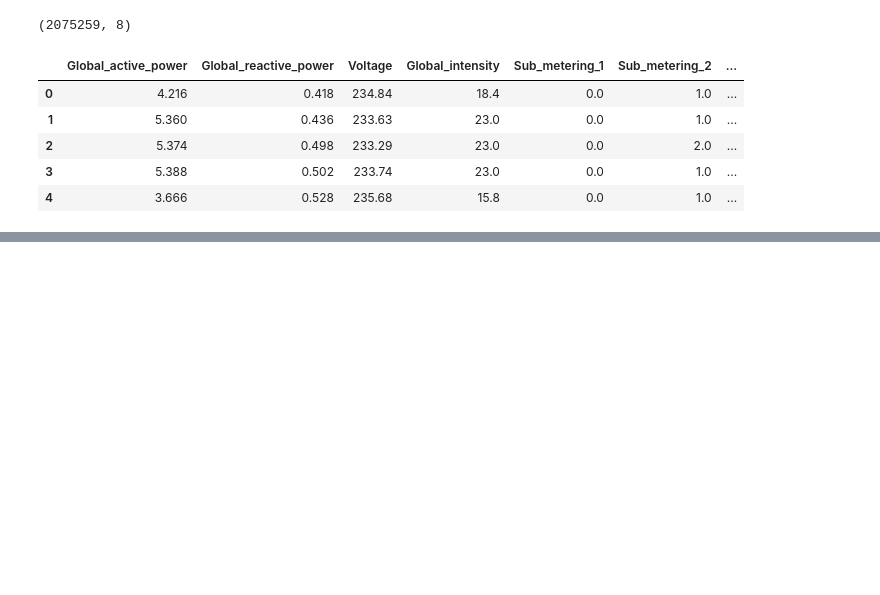
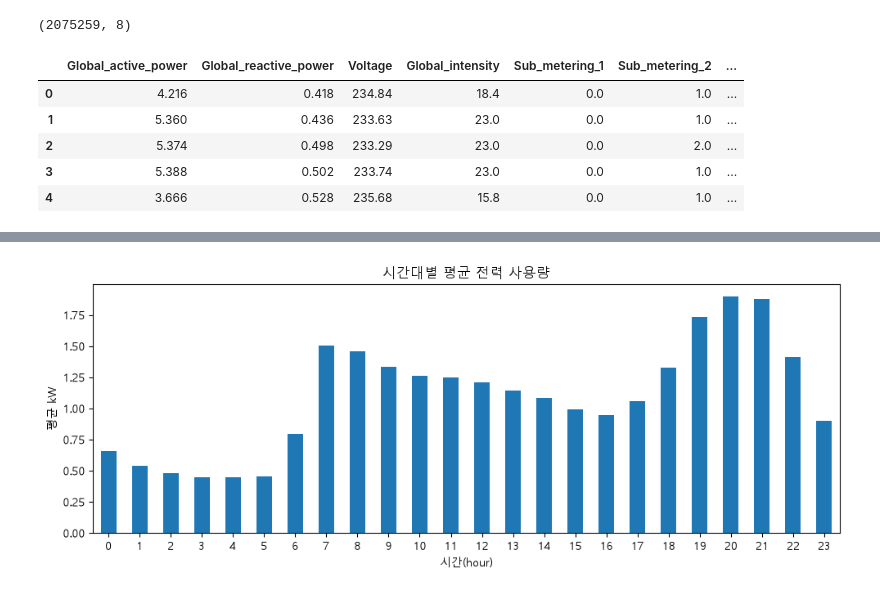
Before and after one commit to kboram28/PowerGuard, a Jupyter notebook: notebooks/01_eda.ipynb, the cells around one changed output, grey strips where cells are left out. Drawn from its saved outputs; the diff is of its cells as text; code cells hidden in the pictures; blank space fills up the shorter version.

```diff
--- a/notebooks/01_eda.ipynb
+++ b/notebooks/01_eda.ipynb
@@ -31,0 +333,16 @@ df.head()
+# %%
+# 4. 하루 패턴 확인 (시간대별 평균 사용량)
+df["hour"] = df["datetime"].dt.hour
+hourly_pattern = df.groupby("hour")["Global_active_power"].mean()
+
+fig, ax = plt.subplots(figsize=(10, 4))
+hourly_pattern.plot(kind="bar", ax=ax)
+# x축 글씨 가로로 표시
+ax.tick_params(axis='x', rotation=0)
+ax.set_title("시간대별 평균 전력 사용량")
+ax.set_xlabel("시간(hour)")
+ax.set_ylabel("평균 kW")
+plt.tight_layout()
+plt.show()
+# %% [output]
+[figure, added]
```
Also changed, not shown: parts of 31 cells of this notebook.
